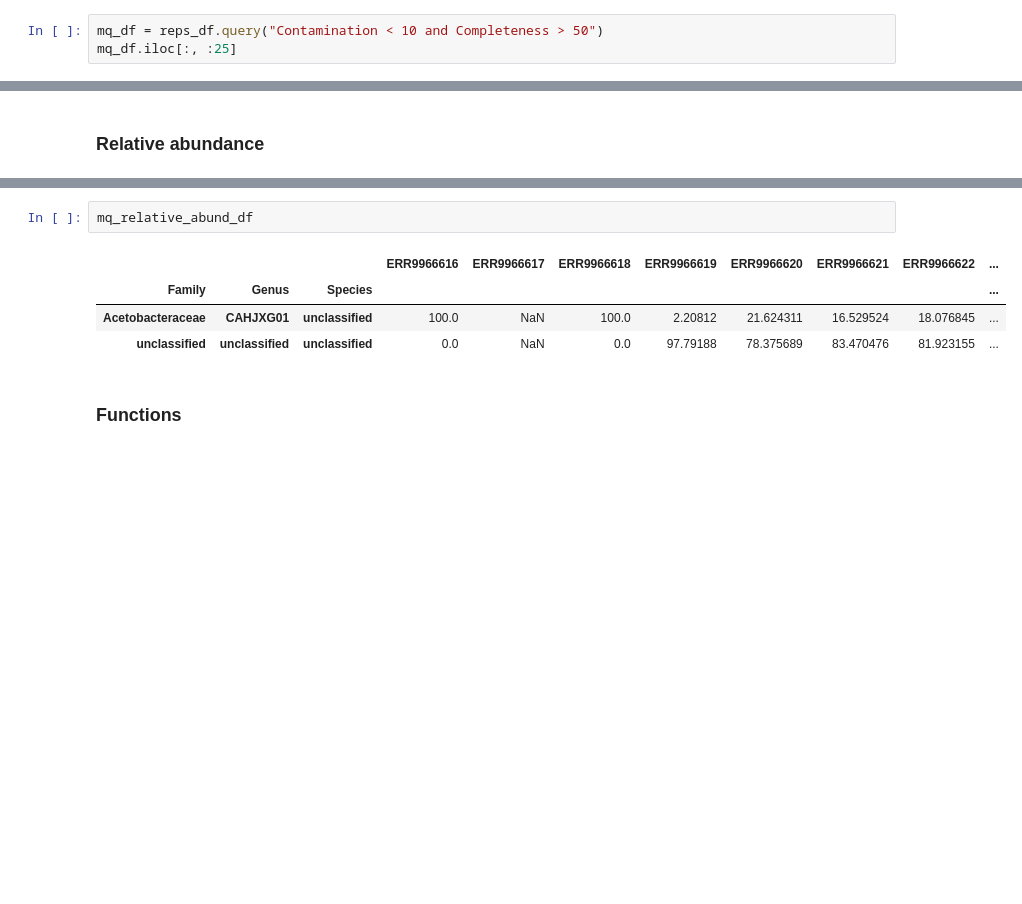
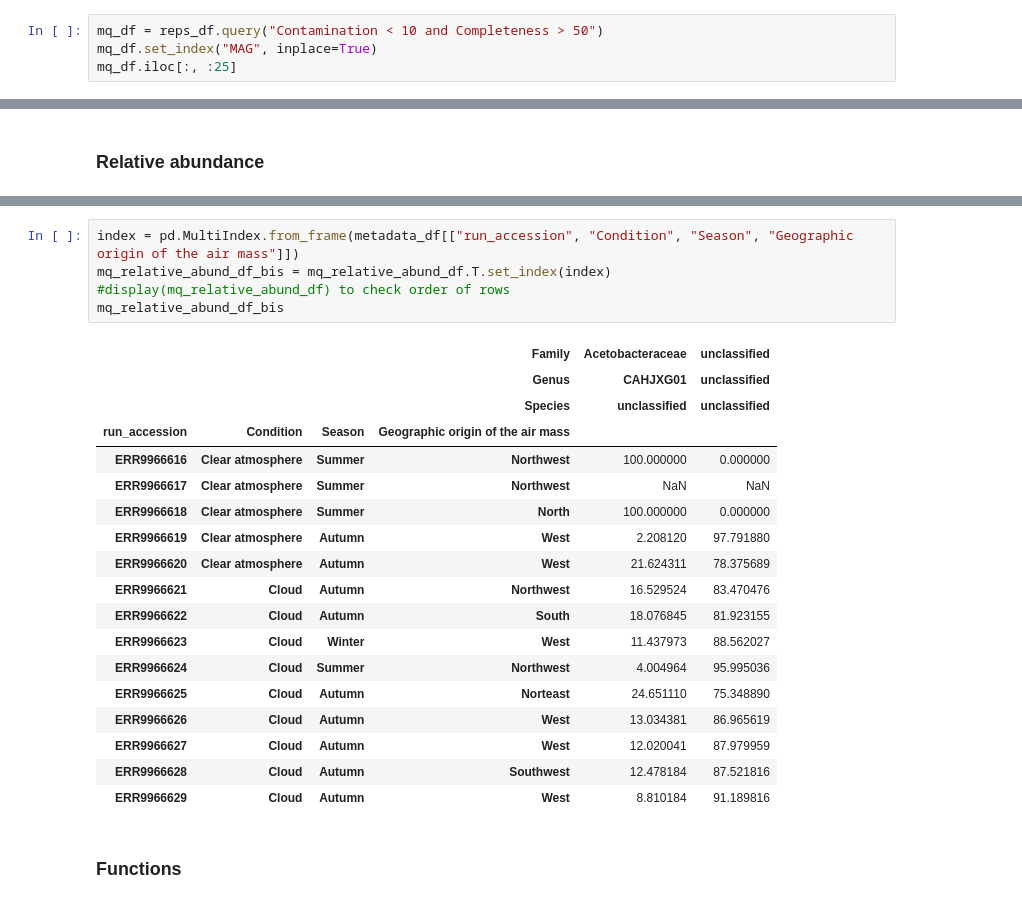
Before and after one commit to usegalaxy-eu/FAIRyMAGs, a Jupyter notebook: bin/use-case-aeromicrobiome-exploration.ipynb, the cells around one changed output, grey strips where cells are left out. Cells and saved outputs as stored; diff of their text form; blank space fills up the shorter version.

```diff
--- a/bin/use-case-aeromicrobiome-exploration.ipynb
+++ b/bin/use-case-aeromicrobiome-exploration.ipynb
@@ -235,4 +245,5 @@ KEGG modules: 230.00 ± nan, Median: 230.00, IQR: 230.00-230.00, Range: 230.00-2
 # %%
 mq_df = reps_df.query("Contamination < 10 and Completeness > 50")
+mq_df.set_index("MAG", inplace=True)
 mq_df.iloc[:, :25]
 # %% [output]
@@ -349,10 +360,27 @@ Level: Species
 # %%
-mq_relative_abund_df
+index = pd.MultiIndex.from_frame(metadata_df[["run_accession", "Condition", "Season", "Geographic origin of the air mass"]])
+mq_relative_abund_df_bis = mq_relative_abund_df.T.set_index(index)
+#display(mq_relative_abund_df) to check order of rows
+mq_relative_abund_df_bis
 # %% [output]
-|  |  |  | ERR9966616 | ERR9966617 | ERR9966618 | ERR9966619 | ERR9966620 | ERR9966621 | ERR9966622 | ... |
-| Family | Genus | Species |  |  |  |  |  |  |  | ... |
-| Acetobacteraceae | CAHJXG01 | unclassified | 100.0 | NaN | 100.0 | 2.20812 | 21.624311 | 16.529524 | 18.076845 | ... |
-| unclassified | unclassified | unclassified | 0.0 | NaN | 0.0 | 97.79188 | 78.375689 | 83.470476 | 81.923155 | ... |
+|  |  |  | Family | Acetobacteraceae | unclassified |
+|  |  |  | Genus | CAHJXG01 | unclassified |
+|  |  |  | Species | unclassified | unclassified |
+| run_accession | Condition | Season | Geographic origin of the air mass |  |  |
+| ERR9966616 | Clear atmosphere | Summer | Northwest | 100.000000 | 0.000000 |
+| ERR9966617 | Clear atmosphere | Summer | Northwest | NaN | NaN |
+| ERR9966618 | Clear atmosphere | Summer | North | 100.000000 | 0.000000 |
+| ERR9966619 | Clear atmosphere | Autumn | West | 2.208120 | 97.791880 |
+| ERR9966620 | Clear atmosphere | Autumn | West | 21.624311 | 78.375689 |
+| ERR9966621 | Cloud | Autumn | Northwest | 16.529524 | 83.470476 |
+| ERR9966622 | Cloud | Autumn | South | 18.076845 | 81.923155 |
+| ERR9966623 | Cloud | Winter | West | 11.437973 | 88.562027 |
+| ERR9966624 | Cloud | Summer | Northwest | 4.004964 | 95.995036 |
+| ERR9966625 | Cloud | Autumn | Norteast | 24.651110 | 75.348890 |
+| ERR9966626 | Cloud | Autumn | West | 13.034381 | 86.965619 |
+| ERR9966627 | Cloud | Autumn | West | 12.020041 | 87.979959 |
+| ERR9966628 | Cloud | Autumn | Southwest | 12.478184 | 87.521816 |
+| ERR9966629 | Cloud | Autumn | West | 8.810184 | 91.189816 |
 # %% [markdown]
 ### Functions
 # %%
```
Also changed, not shown: parts of 35 cells of this notebook.
